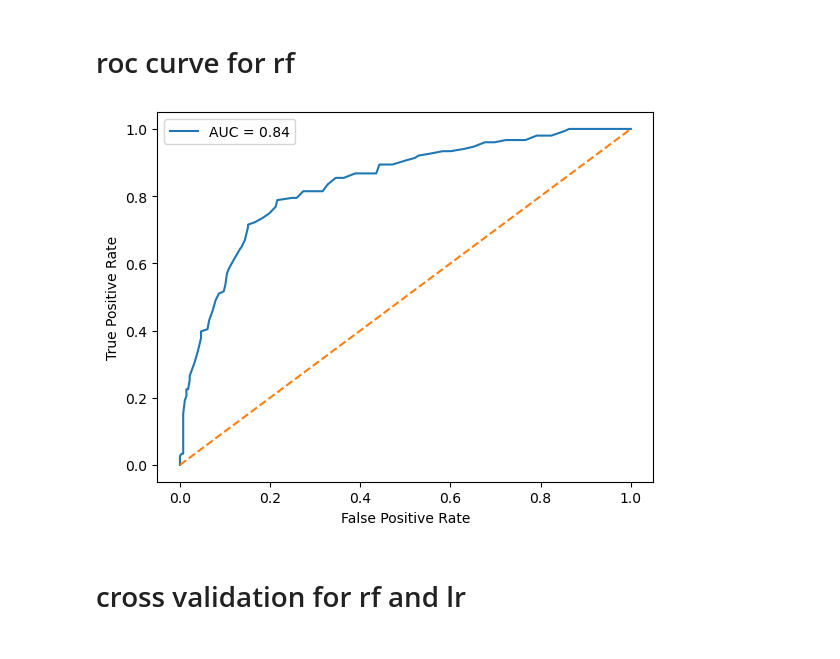
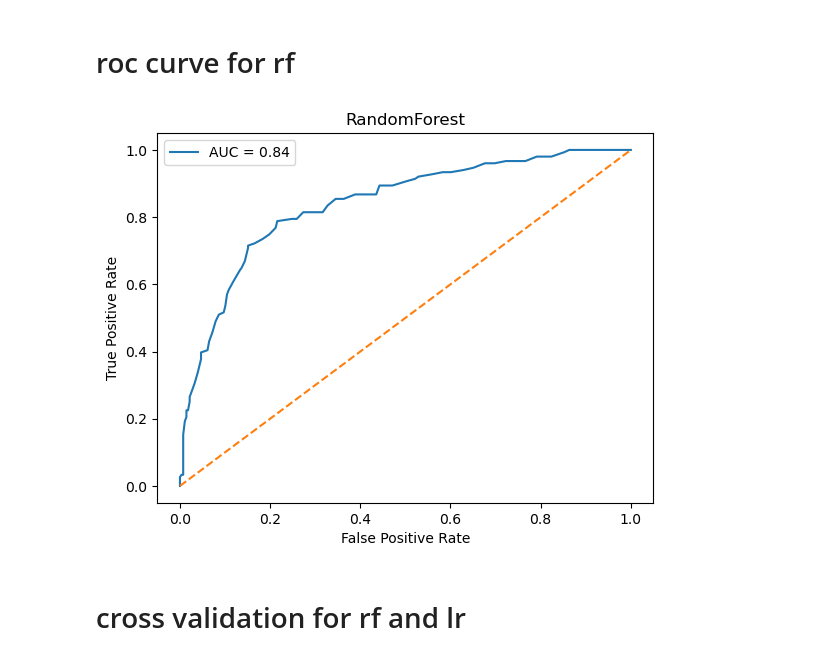
Before and after one commit to NaosinLineya/dna-promoter-classification, a Jupyter notebook: notebooks/promoter_classification_01.ipynb, the cells around one changed output. Cells and saved outputs as stored; diff of their text form; code cells hidden in the pictures.

```diff
--- a/notebooks/promoter_classification_01.ipynb
+++ b/notebooks/promoter_classification_01.ipynb
@@ -354,19 +355,20 @@ actual +           64           87
 # %%
 from sklearn.metrics import roc_curve, auc
 import matplotlib.pyplot as plt
 y3_pred_lr= model_rf3.predict_proba(x3_test)[:,1]# gives the probability of a sequence beign promoter bc we added 1 here
 fpr, tpr, _ = roc_curve(y_test, y3_pred_lr)
 roc_auc = auc(fpr, tpr)
 
 #plot
 plt.plot(fpr, tpr, label=f"AUC = {roc_auc:.2f}")
 plt.plot([0,1], [0,1], linestyle="--")
 plt.xlabel("False Positive Rate")
 plt.ylabel("True Positive Rate")
+plt.title('RandomForest')
 plt.legend()
 plt.show()
 # %% [output]
-[figure, old version]
+[figure, new version]
 # %%
 # decision:
 # overfitting: lr(no) , rf(yes)
```
Also changed, not shown: parts of 2 cells of this notebook.
